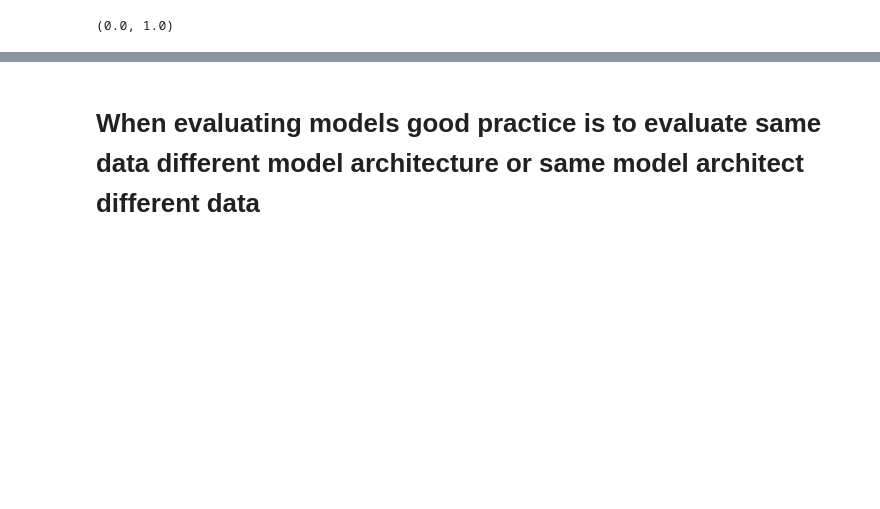
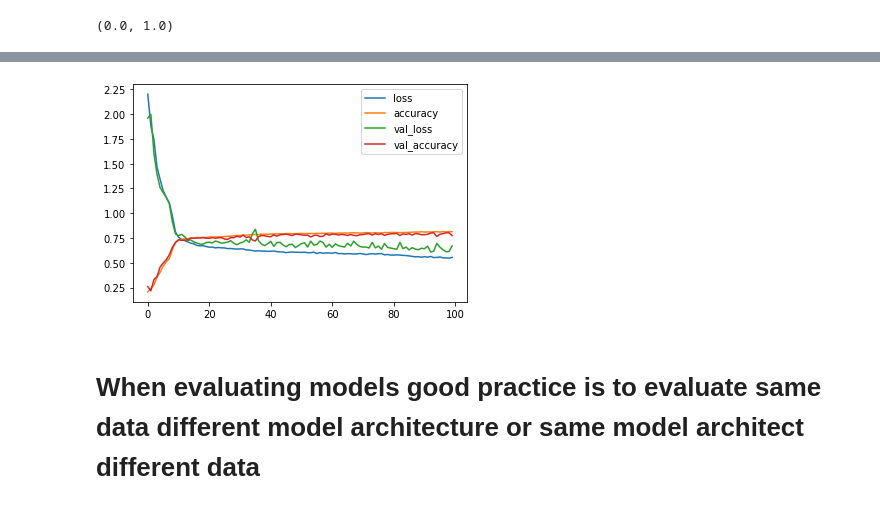
Before and after one commit to SecureGitWire/GoogleCollabeTensorflowDev, a Jupyter notebook: NeuralNetworkClassification.ipynb, the cells around one changed output, grey strips where cells are left out. Saved outputs shown, nothing was run; the diff lists cells and outputs as text; code cells hidden in the pictures; blank space fills up the shorter version.

```diff
--- a/NeuralNetworkClassification.ipynb
+++ b/NeuralNetworkClassification.ipynb
@@ -1504,2 +1513,6 @@ pd.DataFrame(history.history).plot();
+# %%
+pd.DataFrame(non_normalized_history.history).plot();
+# %% [output]
+[figure, added]
 # %% [markdown]
 # When evaluating models good practice is to evaluate same data different model architecture or same model architect different data
```
Also changed, not shown: parts of 12 cells of this notebook.
